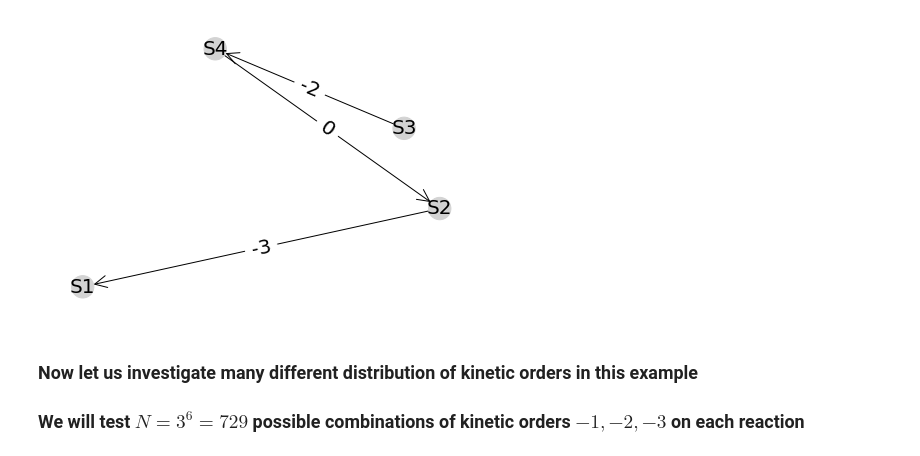
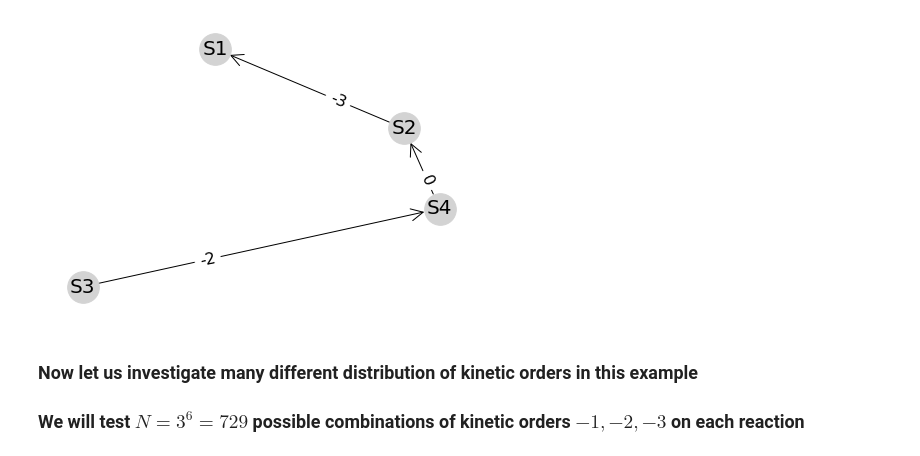
Before and after one commit to oradules/LNetReduce, a Jupyter notebook: Example_Petrov_paper.ipynb, the cells around one changed output. Saved outputs shown, nothing was run; the diff lists cells and outputs as text; code cells hidden in the pictures.

```diff
--- a/Example_Petrov_paper.ipynb
+++ b/Example_Petrov_paper.ipynb
@@ -80,15 +24,8 @@ plt.show()
-# %%
-try:
-    uG = reduction.reduce_graph(G)
-    reduction.save_graph(uG, reduced_filename)
-    nx.draw(uG, pos, with_labels = True,node_color=color_map,font_size=20,node_size=500,arrowsize=30,arrowstyle='->')
-    edge_labels = get_edge_labels_dic(uG)
-    nx.draw_networkx_edge_labels(uG,pos,edge_labels=edge_labels,font_color='black',font_size=20)
-    plt.show()
-except:
-    print('ERROR: Error in reduction!')
-# %% [output]
-[figure, removed]
+# %%
+uG = lnetreduce.reduce_graph(G)
+_ = lnetreduce.plot_graph(uG, edge_labels=True)
+# %% [output]
+[figure, added]
 # %% [markdown]
 ### Now let us investigate many different distribution of kinetic orders in this example
 ### We will test $N=3^6=729$ possible combinations of kinetic orders $-1,-2,-3$ on each reaction
```
Also changed, not shown: parts of 11 cells of this notebook.
